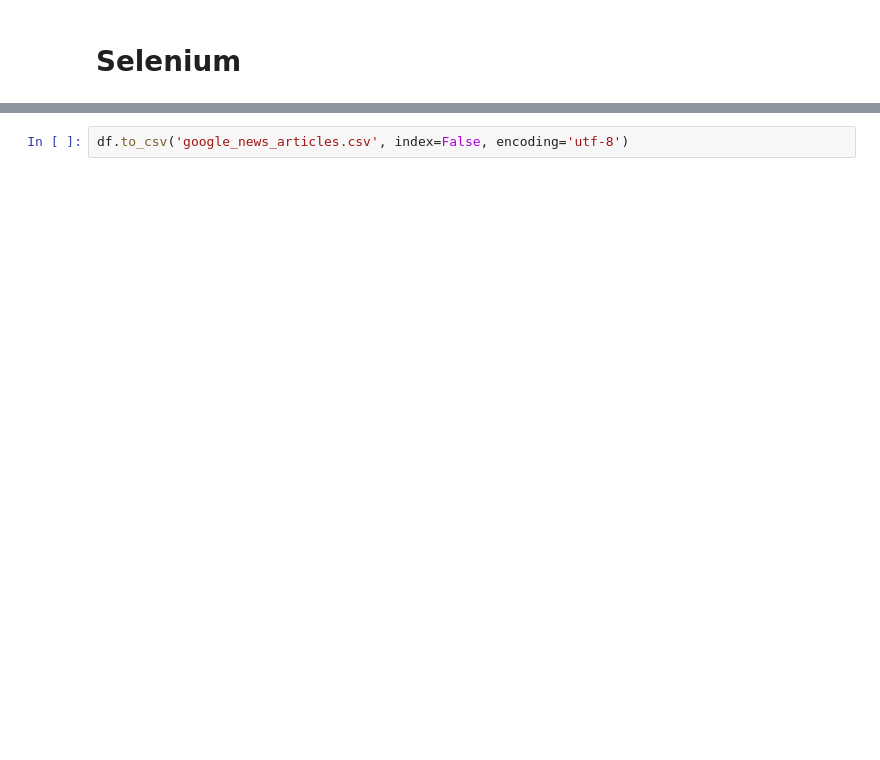
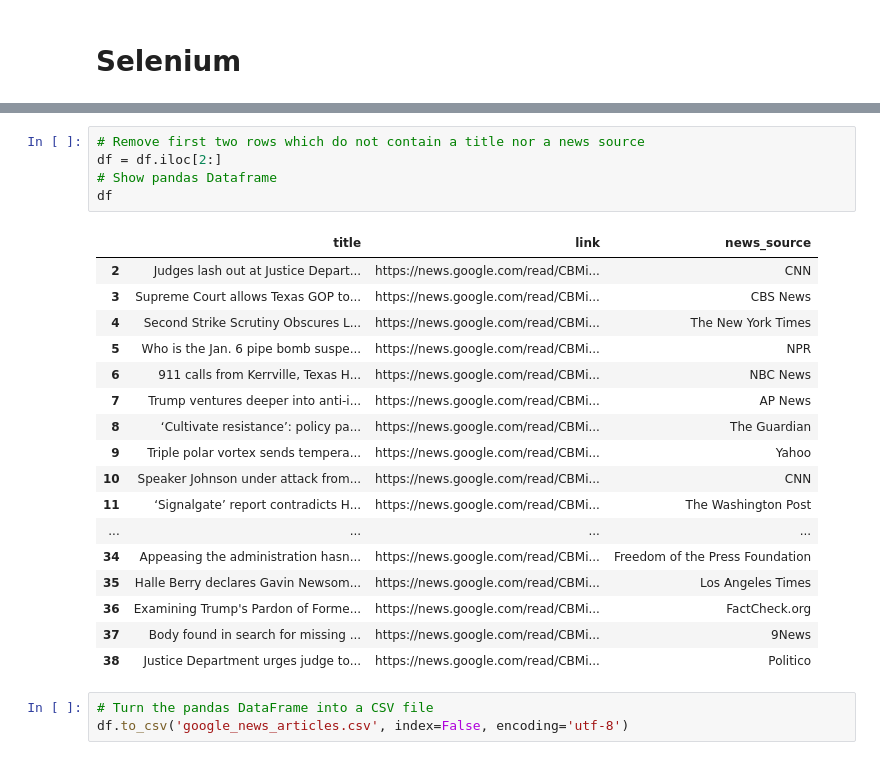
Before and after one commit to Cameron-Meinsma/Assignment_3, a Jupyter notebook: assignment_3.ipynb, the cells around one changed output, grey strips where cells are left out. Drawn from its saved outputs; the diff is of its cells as text; blank space fills up the shorter version.

Commit message:
Add comments and remove rows containing empty values

```diff
--- a/assignment_3.ipynb
+++ b/assignment_3.ipynb
@@ -109,2 +135,26 @@ df
+# %%
+# Remove first two rows which do not contain a title nor a news source
+df = df.iloc[2:]
+# Show pandas Dataframe
+df
+# %% [output]
+|  | title | link | news_source |
+| 2 | Judges lash out at Justice Depart... | https://news.google.com/read/CBMi... | CNN |
+| 3 | Supreme Court allows Texas GOP to... | https://news.google.com/read/CBMi... | CBS News |
+| 4 | Second Strike Scrutiny Obscures L... | https://news.google.com/read/CBMi... | The New York Times |
+| 5 | Who is the Jan. 6 pipe bomb suspe... | https://news.google.com/read/CBMi... | NPR |
+| 6 | 911 calls from Kerrville, Texas H... | https://news.google.com/read/CBMi... | NBC News |
+| 7 | Trump ventures deeper into anti-i... | https://news.google.com/read/CBMi... | AP News |
+| 8 | ‘Cultivate resistance’: policy pa... | https://news.google.com/read/CBMi... | The Guardian |
+| 9 | Triple polar vortex sends tempera... | https://news.google.com/read/CBMi... | Yahoo |
+| 10 | Speaker Johnson under attack from... | https://news.google.com/read/CBMi... | CNN |
+| 11 | ‘Signalgate’ report contradicts H... | https://news.google.com/read/CBMi... | The Washington Post |
+| ... | ... | ... | ... |
+| 34 | Appeasing the administration hasn... | https://news.google.com/read/CBMi... | Freedom of the Press Foundation |
+| 35 | Halle Berry declares Gavin Newsom... | https://news.google.com/read/CBMi... | Los Angeles Times |
+| 36 | Examining Trump's Pardon of Forme... | https://news.google.com/read/CBMi... | FactCheck.org |
+| 37 | Body found in search for missing ... | https://news.google.com/read/CBMi... | 9News |
+| 38 | Justice Department urges judge to... | https://news.google.com/read/CBMi... | Politico |
 # %%
+# Turn the pandas DataFrame into a CSV file
 df.to_csv('google_news_articles.csv', index=False, encoding='utf-8')
```
Also changed, not shown: parts of 5 cells of this notebook.
